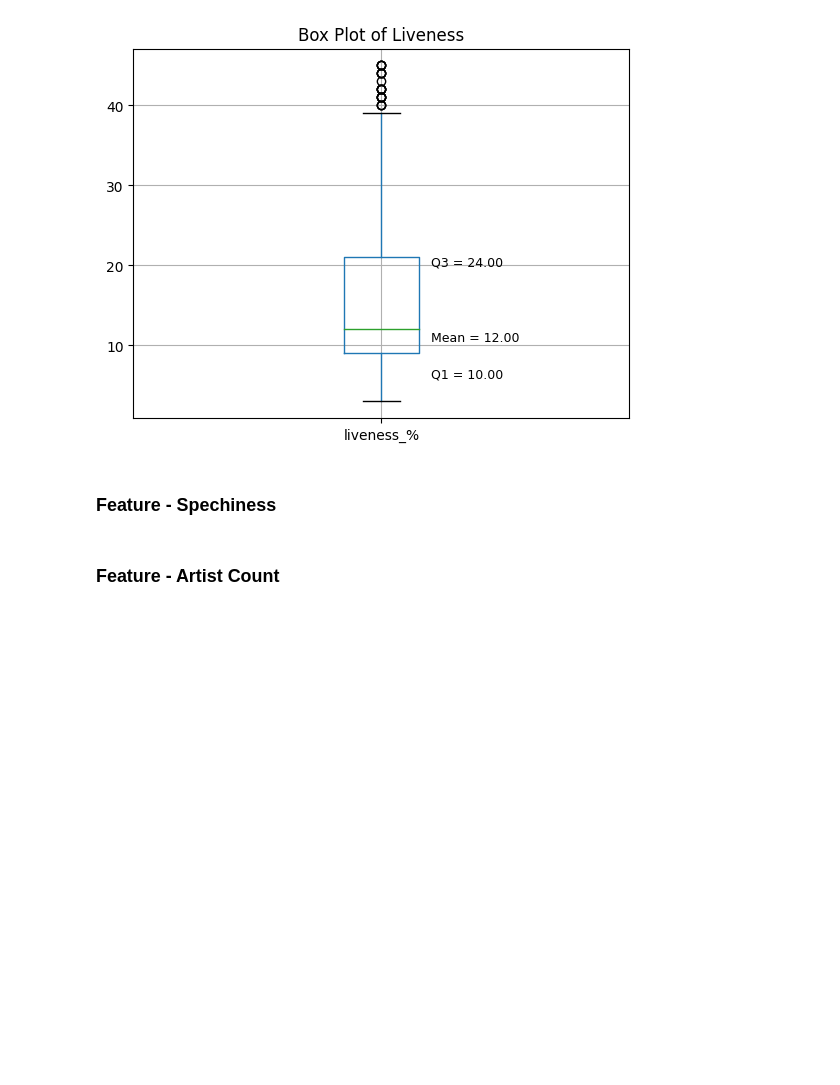
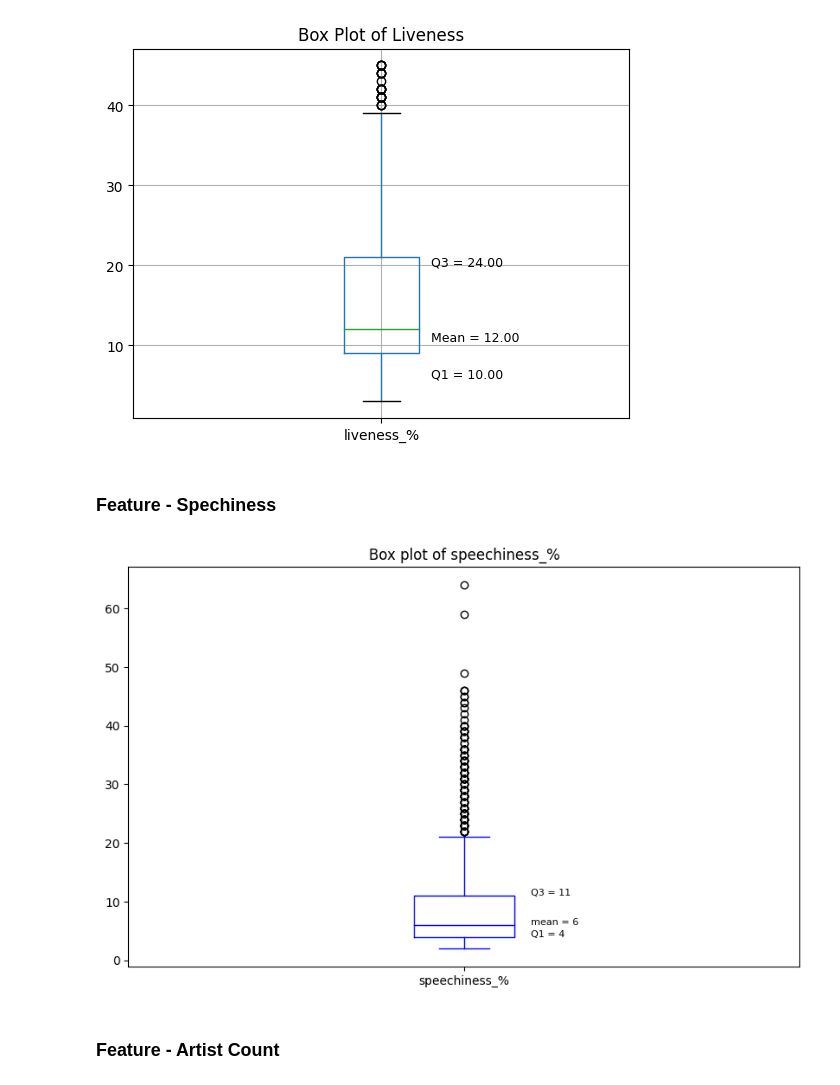
Before and after one commit to TharachonWarin/Spotify_Project_203, a Jupyter notebook: 204203_group_2.ipynb, the cells around one changed output. Cells and saved outputs as stored; diff of their text form; code cells hidden in the pictures; blank space fills up the shorter version.

```diff
--- a/204203_group_2.ipynb
+++ b/204203_group_2.ipynb
@@ -188,6 +214,33 @@ Text(1.1, 20.0, 'Q3 = 24.00')
 [figure]
 # %% [markdown]
 ### Feature - Spechiness
+# %%
+sp23['speechiness_%'].describe()
+
+Q1 = sp23['speechiness_%'].quantile(0.25)
+Q3 = sp23['speechiness_%'].quantile(0.75)
+Q2 = sp23['speechiness_%'].quantile(0.50)
+
+IQR = Q3 - Q1
+
+lower_bound = Q1 - 1.5 * IQR
+upper_bound = Q3 + 1.5 * IQR
+
+# boxplot
+speech = sp23[(sp23['speechiness_%'] >= lower_bound) & (sp23['speechiness_%'] <= upper_bound)]
+# speech['speechiness_%'].plot(kind='box',figsize=(10,6), color="green")
+sp23['speechiness_%'].plot(kind='box',figsize=(10,6), color="blue")
+plt.title('Box plot of speechiness_%')
+
+# add text
+plt.text(1.1,Q1, "Q1 = 4",fontsize=8)
+plt.text(1.1,Q3, "Q3 = 11",fontsize=8)
+plt.text(1.1,Q2, "mean = 6", fontsize=8)
+
+plt.show()
+# sp23['speechiness_%'].describe()
+# %% [output]
+[figure, added]
 # %% [markdown]
 ### Feature - Artist Count
 # %%
```
Also changed, not shown: parts of 2 cells of this notebook.
